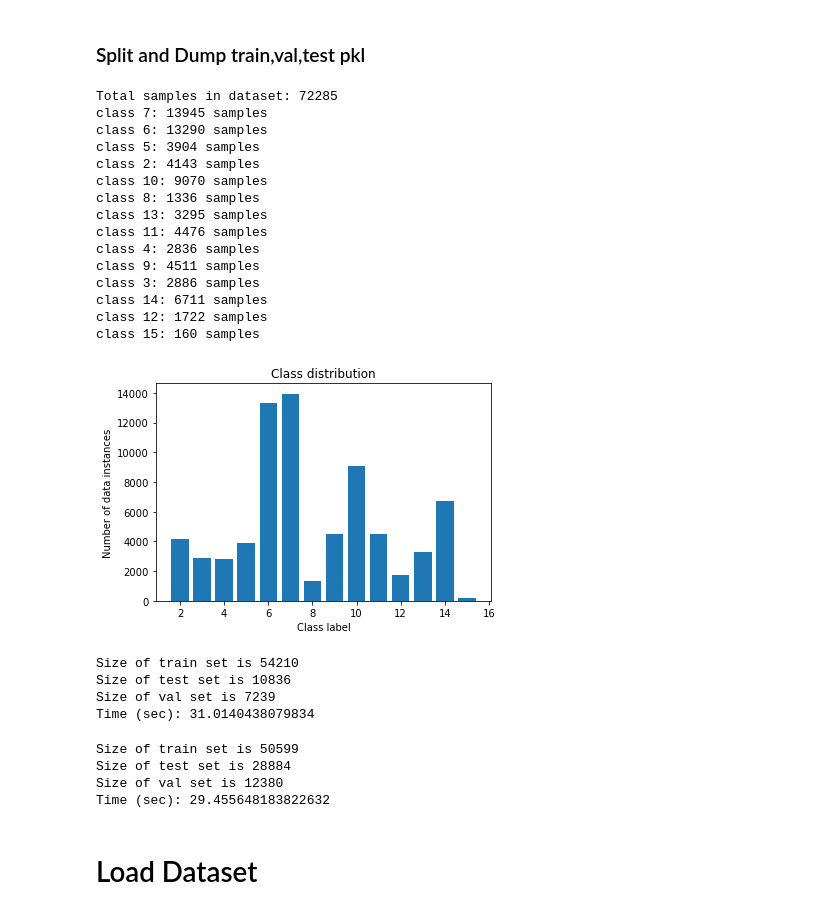
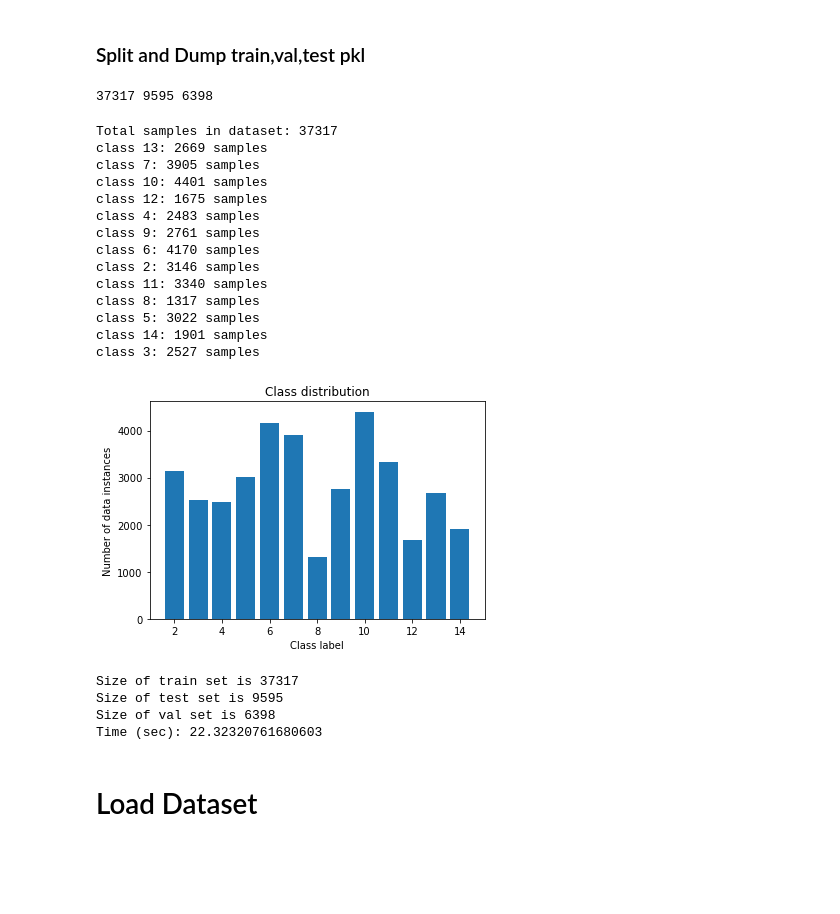
Before and after one commit to SasageyoOrg/gtn-igr-activity-prediction, a Jupyter notebook: data/IGs/prepare_IGs.ipynb, the cells around one changed output. Drawn from its saved outputs; the diff is of its cells as text; code cells hidden in the pictures; blank space fills up the shorter version.

```diff
--- a/data/IGs/prepare_IGs.ipynb
+++ b/data/IGs/prepare_IGs.ipynb
@@ -85,7 +85,15 @@ train_p = 0.7  # Train set percentage
 num_samples = len(dataset)
 train_samples = int(train_p * num_samples)
 
+
 targets = [data['target'] for data in dataset]
+
+# Get the indices of samples belonging to class 15
+class_15_indices = [i for i, target in enumerate(targets) if target == 15]
+
+# Remove class 15 samples from the dataset
+dataset = [data for i, data in enumerate(dataset) if i not in class_15_indices]
+
 
 # Calculate the frequency of each class and get the weights for each class
 class_counts = torch.bincount(torch.tensor(targets))
@@ -96,6 +104,7 @@ class_weights = torch.true_divide(1.0, class_counts)
 
 # Create a tensor of class labels
 targets = torch.tensor(torch.tensor(targets))
+
 
 # WeightedRandomSampler for weight based sampling with replacement
 sampler = WeightedRandomSampler(class_weights[targets], train_samples, replacement=False)
@@ -109,7 +118,7 @@ train = torch.utils.data.Subset(dataset, train_indices)
 # Create a subset of the dataset excluding the train indices
 remaining_indices = list(set(range(len(dataset))) - set(train_indices))
 
-test_p = 0.7 # % of the remaining samples (note! replacement was used)
+test_p = 0.6 # % of the remaining samples (note! replacement was used)
 test_size = int(test_p*len(remaining_indices))
 test_indices = random.sample(remaining_indices, test_size)
 
@@ -121,45 +130,61 @@ val_indices = list(set(range(len(dataset))) - set(train_indices) - set(test_indi
 
 # Create the test set with the sampled indices
 val = Subset(dataset, val_indices)
+
+
+# # Get the indices of samples belonging to class 15 in the train set
+# class_15_indices = [i for i, target in enumerate(targets[train_indices]) if target == 15]
+
+# # Remove class 15 indices from the train indices
+# train_indices = list(set(train_indices) - set(class_15_indices))
+# train = torch.utils.data.Subset(train, train_indices)
+
+# # Add class 15 indices to the test indices
+# test_indices += class_15_indices
+
+
+
+print(len(train), len(test), len(val))
+# %% [output]
+37317 9595 6398
 # %%
 import matplotlib.pyplot as plt
 from collections import defaultdict
 
-plt_ds = dataset
+plt_ds = train
 
 print(f"Total samples in dataset: {len(plt_ds)}")
 # Count number of data instances in each class for test set
 class_counts = defaultdict(int)
 for i, data in enumerate(plt_ds):
     label = data['target']
     class_counts[label.item()] += 1
 
 for key, value in class_counts.items():
     print(f"class {key}: {value} samples")
 
 # Plot bar chart of class distribution for test set
 plt.bar(class_counts.keys(), class_counts.values())
 plt.xlabel('Class label')
 plt.ylabel('Number of data instances')
 plt.title(f'Class distribution')
 plt.show()
 # %% [output]
-Total samples in dataset: 72285
-class 7: 13945 samples
-class 6: 13290 samples
-class 5: 3904 samples
-class 2: 4143 samples
-class 10: 9070 samples
-class 8: 1336 samples
-class 13: 3295 samples
-class 11: 4476 samples
-class 4: 2836 samples
-class 9: 4511 samples
-class 3: 2886 samples
-class 14: 6711 samples
-class 12: 1722 samples
-class 15: 160 samples
+Total samples in dataset: 37317
+class 13: 2669 samples
+class 7: 3905 samples
+class 10: 4401 samples
+class 12: 1675 samples
+class 4: 2483 samples
+class 9: 2761 samples
+class 6: 4170 samples
+class 2: 3146 samples
+class 11: 3340 samples
+class 8: 1317 samples
+class 5: 3022 samples
+class 14: 1901 samples
+class 3: 2527 samples
-[figure, old version]
+[figure, new version]
 # %%
 from torch.utils.data import Subset
 from collections import defaultdict
@@ -232,11 +257,6 @@ for label_indices in indices.values():
     random.shuffle(val_indices)
 
 val = Subset(dataset, val_indices)
-# %% [output]
-Size of train set is 54210
-Size of test set is 10836
-Size of val set is 7239
-Time (sec): 31.0140438079834
 # %%
 
 # val = [dataset[i] for i in val_indices[0:100]]
@@ -258,10 +278,10 @@ with open(prj_path + 'igraph-GTN-val.pkl','wb') as f:
 
 print('Time (sec):',time.time() - start)
 # %% [output]
-Size of train set is 50599
-Size of test set is 28884
-Size of val set is 12380
-Time (sec): 29.455648183822632
+Size of train set is 37317
+Size of test set is 9595
+Size of val set is 6398
+Time (sec): 22.32320761680603
 # %% [markdown]
 # Load Dataset
 # %%
```
Also changed, not shown: parts of 3 cells of this notebook, 7 other files.
